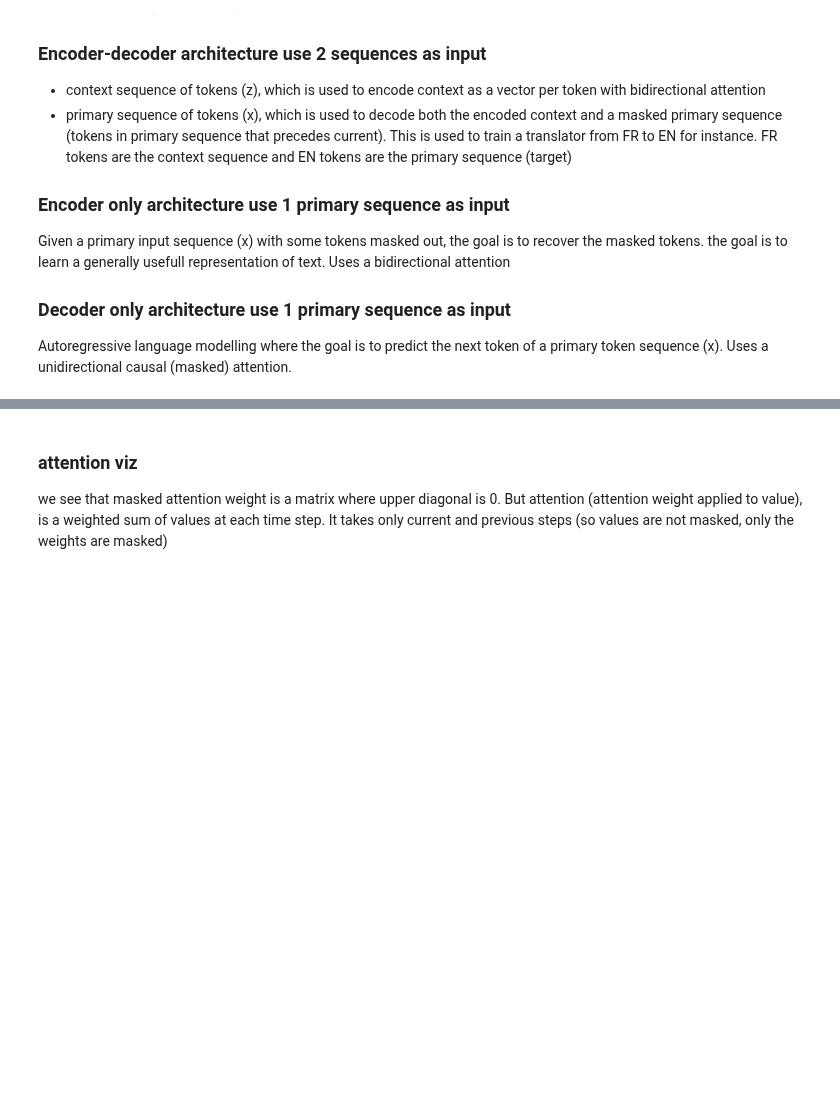
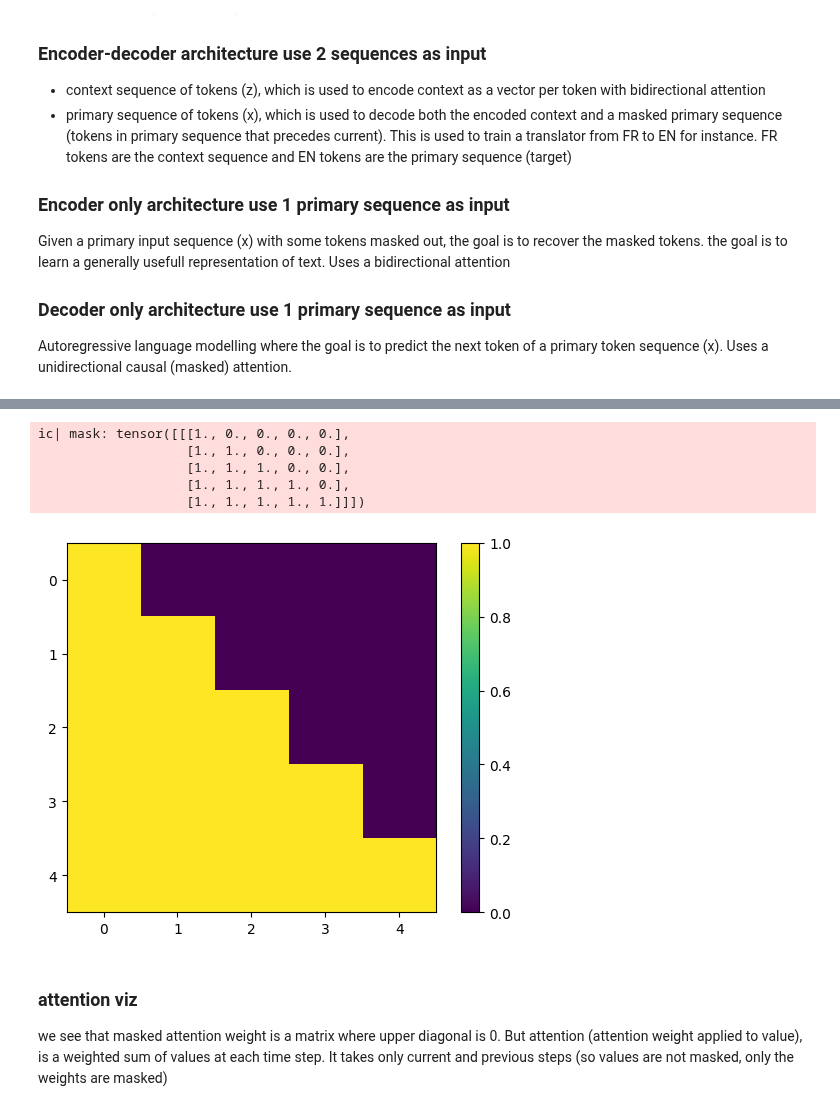
Before and after one commit to jean-kunz/transformer_implementations, a Jupyter notebook: notebooks/attention.ipynb, the cells around one changed output, grey strips where cells are left out. Cells and saved outputs as stored; diff of their text form; code cells hidden in the pictures; blank space fills up the shorter version.

```diff
--- a/notebooks/attention.ipynb
+++ b/notebooks/attention.ipynb
@@ -81,19 +108,30 @@ Autoregressive language modelling where the goal is to predict the next token of
 # %%
 # | export
 def unidirectional_mask(seq_len: int) -> torch.Tensor:
-    inverse_mask = torch.triu(torch.ones((1, seq_len, seq_len)), diagonal=1)  # .type(torch.uint8)
+    # inverse_mask = torch.triu(torch.ones((1, seq_len, seq_len)), diagonal=1)  # .type(torch.uint8)
+    # inverse_mask = torch.tril(torch.ones((T, T)))
     # ic(inverse_mask)
-    mask = inverse_mask == 0
-    # ic(mask)
+    # tmask = inverse_mask == 0
+    # ic(tmask)
+    mask = torch.tril(torch.ones((1, seq_len, seq_len)))
+    ic(mask)
     return mask
 # %%
 ic.disable()
+ic.enable()
 mask = unidirectional_mask(5)
 
 plt.imshow(mask[0])
 plt.colorbar()
 
 plt.show()
+# %% [output]
+ic| mask: tensor([[[1., 0., 0., 0., 0.],
+                   [1., 1., 0., 0., 0.],
+                   [1., 1., 1., 0., 0.],
+                   [1., 1., 1., 1., 0.],
+                   [1., 1., 1., 1., 1.]]])
+[figure, added]
 # %%
 # | export
 def attention(
```
Also changed, not shown: parts of 7 cells of this notebook, 4 other files.
